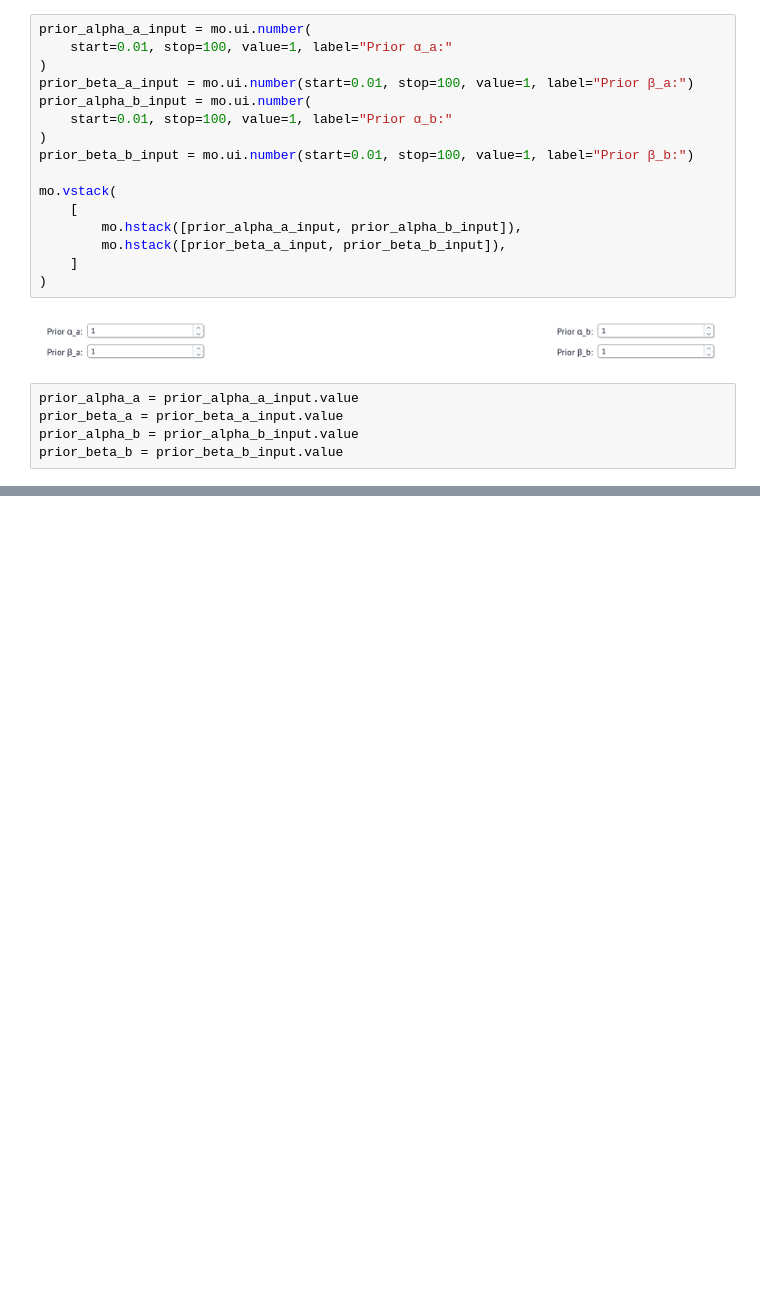
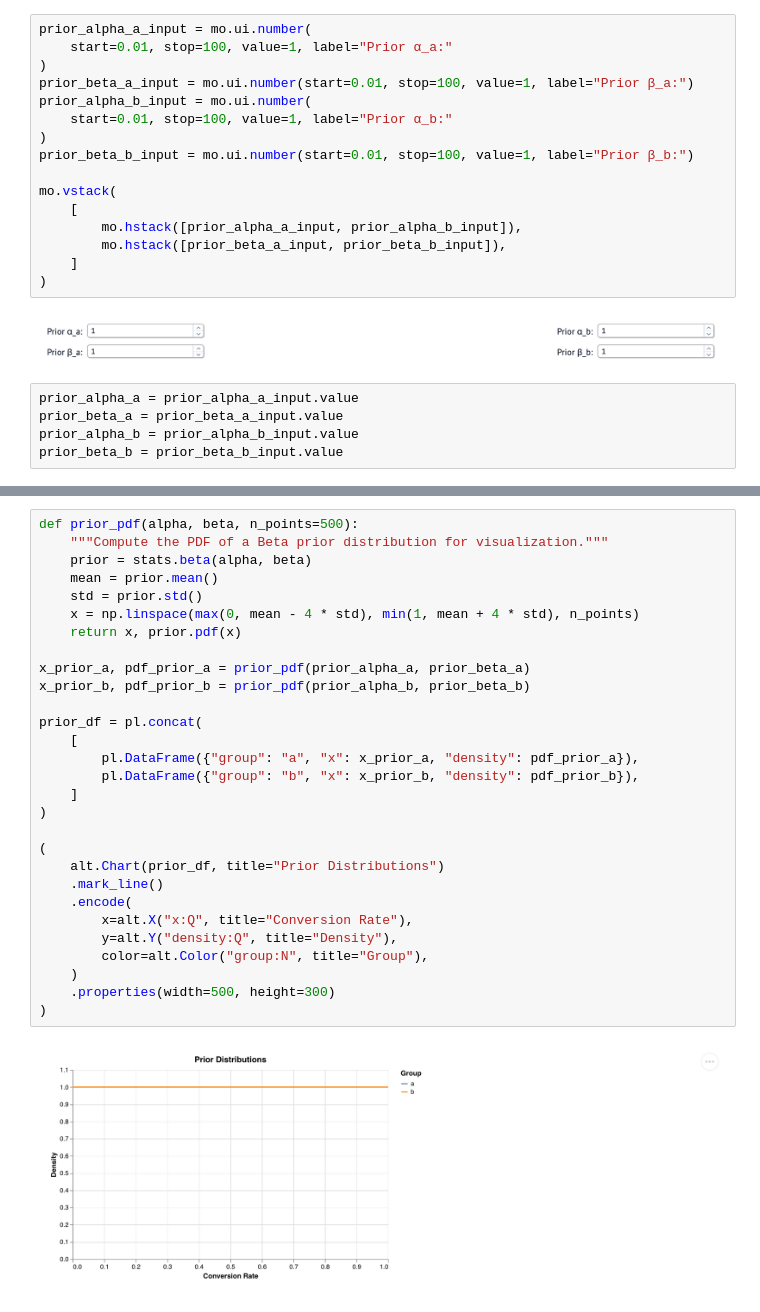
Before and after one commit to andrewhall1124/ab-testing, a Jupyter notebook: __marimo__/notebook.ipynb, the cells around one changed output, grey strips where cells are left out. Cells and saved outputs as stored; diff of their text form; blank space fills up the shorter version.

```diff
--- a/__marimo__/notebook.ipynb
+++ b/__marimo__/notebook.ipynb
@@ -120,0 +139,31 @@ group_b = sample_binomial_distribution(n=n_b, p=true_mean_b, seed=43)
+# %%
+def prior_pdf(alpha, beta, n_points=500):
+    """Compute the PDF of a Beta prior distribution for visualization."""
+    prior = stats.beta(alpha, beta)
+    mean = prior.mean()
+    std = prior.std()
+    x = np.linspace(max(0, mean - 4 * std), min(1, mean + 4 * std), n_points)
+    return x, prior.pdf(x)
+
+x_prior_a, pdf_prior_a = prior_pdf(prior_alpha_a, prior_beta_a)
+x_prior_b, pdf_prior_b = prior_pdf(prior_alpha_b, prior_beta_b)
+
+prior_df = pl.concat(
+    [
+        pl.DataFrame({"group": "a", "x": x_prior_a, "density": pdf_prior_a}),
+        pl.DataFrame({"group": "b", "x": x_prior_b, "density": pdf_prior_b}),
+    ]
+)
+
+(
+    alt.Chart(prior_df, title="Prior Distributions")
+    .mark_line()
+    .encode(
+        x=alt.X("x:Q", title="Conversion Rate"),
+        y=alt.Y("density:Q", title="Density"),
+        color=alt.Color("group:N", title="Group"),
+    )
+    .properties(width=500, height=300)
+)
+# %% [output]
+[figure, added]
```
Also changed, not shown: parts of 37 cells of this notebook, 1 other file.
